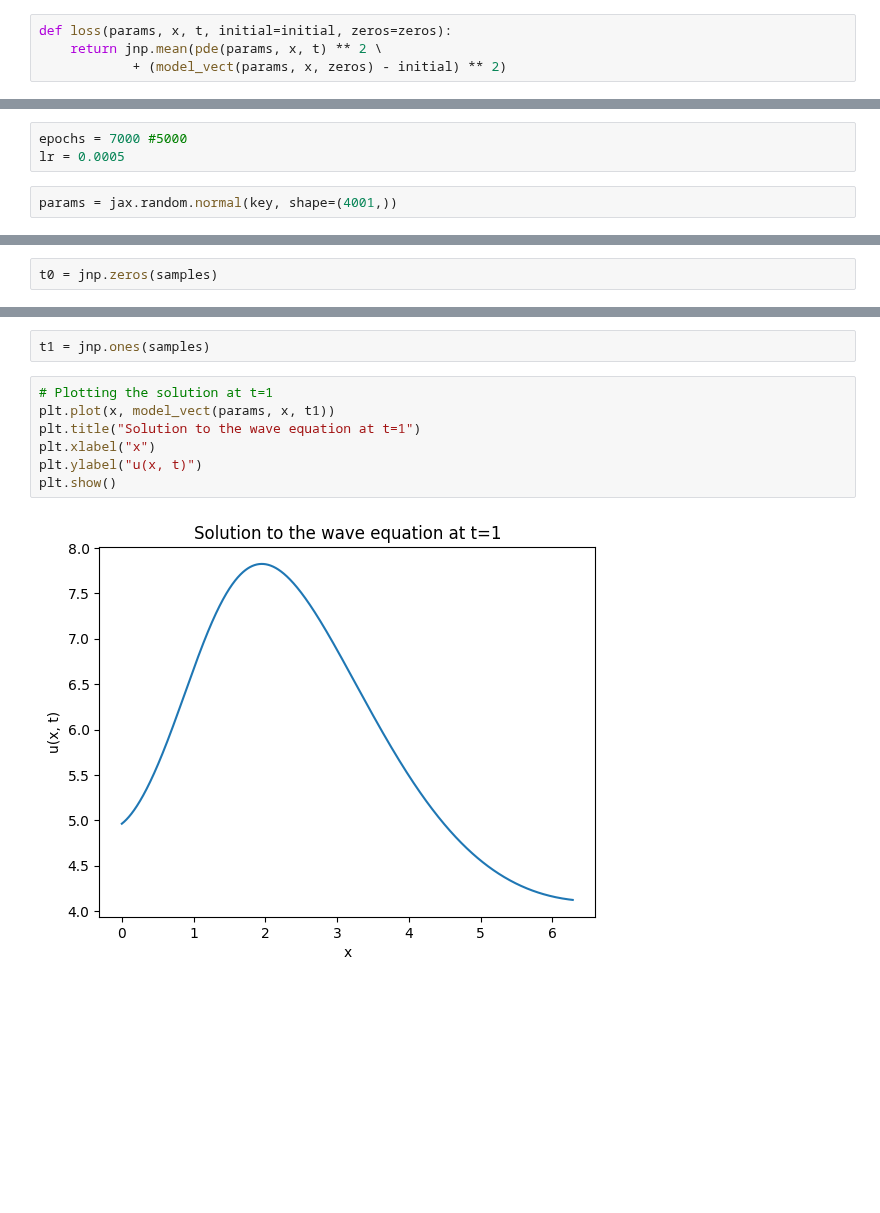
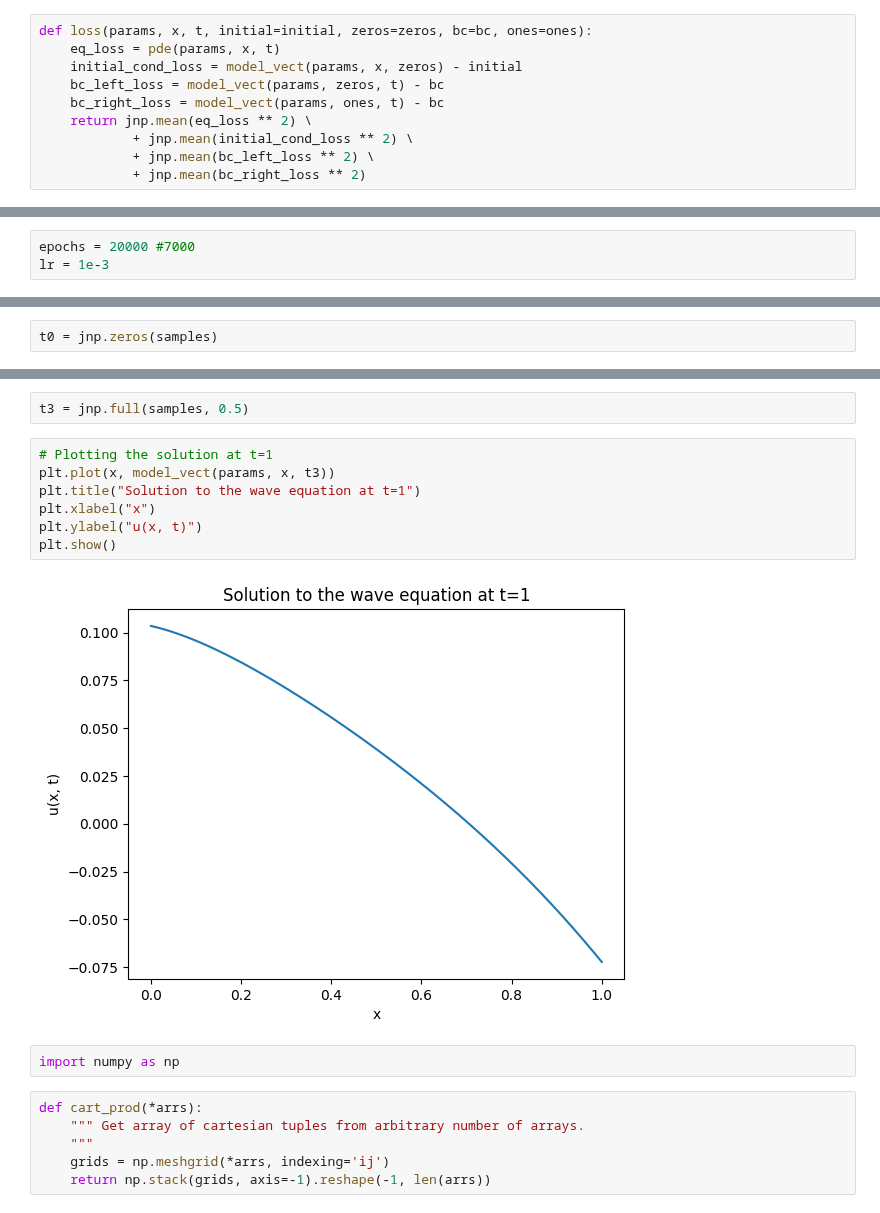
Before and after one commit to Songtech-0912/NN-DE-solvers, a Jupyter notebook: wave-equation.ipynb, the cells around one changed output, grey strips where cells are left out. Cells and saved outputs as stored; diff of their text form; blank space fills up the shorter version.

```diff
--- a/wave-equation.ipynb
+++ b/wave-equation.ipynb
@@ -86,8 +167,14 @@ def pde(params, x, t, c=1):
     return df_2dt_2_vect(params, x, t) - \
         c ** 2 * df_2dx_2_vect(params, x, t)
 # %%
-def loss(params, x, t, initial=initial, zeros=zeros):
-    return jnp.mean(pde(params, x, t) ** 2 \
-            + (model_vect(params, x, zeros) - initial) ** 2)
+def loss(params, x, t, initial=initial, zeros=zeros, bc=bc, ones=ones):
+    eq_loss = pde(params, x, t)
+    initial_cond_loss = model_vect(params, x, zeros) - initial
+    bc_left_loss = model_vect(params, zeros, t) - bc
+    bc_right_loss = model_vect(params, ones, t) - bc
+    return jnp.mean(eq_loss ** 2) \
+            + jnp.mean(initial_cond_loss ** 2) \
+            + jnp.mean(bc_left_loss ** 2) \
+            + jnp.mean(bc_right_loss ** 2)
 # %%
 loss_grad = jit(grad(loss, 0))
@@ -96,8 +181,6 @@ key = jax.random.PRNGKey(0)
 # %%
-epochs = 7000 #5000
-lr = 0.0005
+epochs = 20000 #7000
+lr = 1e-3
-# %%
-params = jax.random.normal(key, shape=(4001,))
 # %%
 for epoch in range(epochs):
     if epoch % 100  == 0:
@@ -137,11 +224,19 @@ plt.show()
 # %%
-t1 = jnp.ones(samples)
+t3 = jnp.full(samples, 0.5)
 # %%
 # Plotting the solution at t=1
-plt.plot(x, model_vect(params, x, t1))
+plt.plot(x, model_vect(params, x, t3))
 plt.title("Solution to the wave equation at t=1")
 plt.xlabel("x")
 plt.ylabel("u(x, t)")
 plt.show()
 # %% [output]
-[figure, old version]
+[figure, new version]
+# %%
+import numpy as np
+# %%
+def cart_prod(*arrs):
+    """ Get array of cartesian tuples from arbitrary number of arrays.
+    """
+    grids = np.meshgrid(*arrs, indexing='ij')
+    return np.stack(grids, axis=-1).reshape(-1, len(arrs))
```
Also changed, not shown: parts of 40 cells of this notebook.
